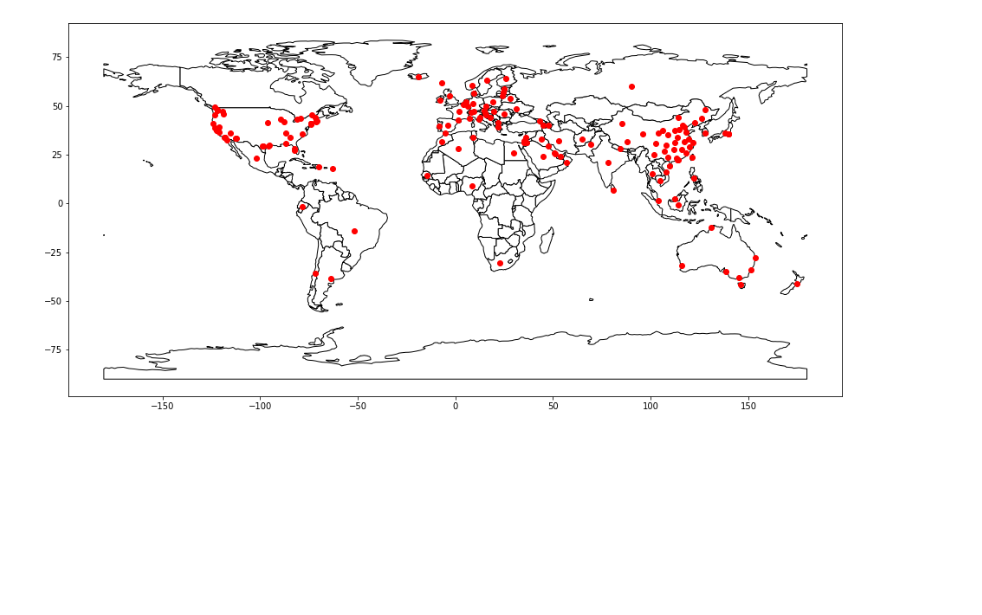
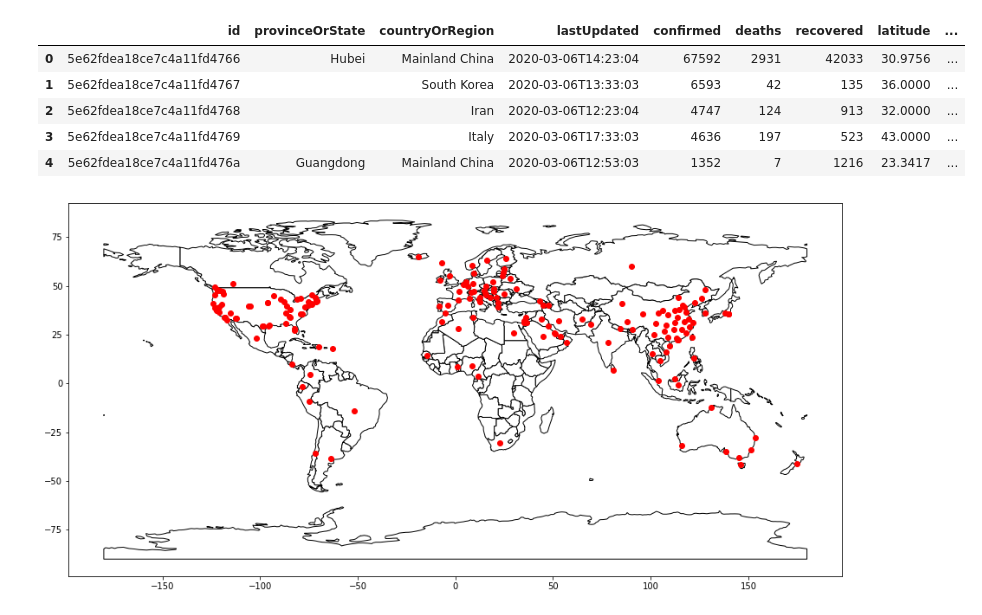
Before and after one commit to maoyuanli/covid19consume, a Jupyter notebook: covid19_api_consumer.ipynb, the cells around one changed output. Saved outputs shown, nothing was run; the diff lists cells and outputs as text; code cells hidden in the pictures; blank space fills up the shorter version.

Commit message:
abstracts ApiConsumer

```diff
--- a/covid19_api_consumer.ipynb
+++ b/covid19_api_consumer.ipynb
@@ -7,2 +3,3 @@ import matplotlib.pyplot as plt
 # %%
-test_url = 'http://localhost:8080/getallcase/'
+get_url = 'http://localhost:8080/getallcase/'
+post_url = 'http://localhost:8080/reportcase/'
@@ -26,11 +6,15 @@ world = gpd.read_file(gpd.datasets.get_path('naturalearth_lowres'))
-# %%
-# We restrict to South America.
-ax = world.plot(
-    color='white', edgecolor='black' ,figsize = (16,24))
-
-# We can now plot our ``GeoDataFrame``.
-gdf.plot(ax=ax, color='red', figsize=(12, 20))
-
-plt.show()
-# %% [output]
-[figure, removed]
+# %%
+consumer = ApiConsumer(get_url, post_url)
+# %%
+consumer.create_dataframe().head(5)
+# %% [output]
+|  | id | provinceOrState | countryOrRegion | lastUpdated | confirmed | deaths | recovered | latitude | ... |
+| 0 | 5e62fdea18ce7c4a11fd4766 | Hubei | Mainland China | 2020-03-06T14:23:04 | 67592 | 2931 | 42033 | 30.9756 | ... |
+| 1 | 5e62fdea18ce7c4a11fd4767 |  | South Korea | 2020-03-06T13:33:03 | 6593 | 42 | 135 | 36.0000 | ... |
+| 2 | 5e62fdea18ce7c4a11fd4768 |  | Iran | 2020-03-06T12:23:04 | 4747 | 124 | 913 | 32.0000 | ... |
+| 3 | 5e62fdea18ce7c4a11fd4769 |  | Italy | 2020-03-06T17:33:03 | 4636 | 197 | 523 | 43.0000 | ... |
+| 4 | 5e62fdea18ce7c4a11fd476a | Guangdong | Mainland China | 2020-03-06T12:53:03 | 1352 | 7 | 1216 | 23.3417 | ... |
+# %%
+consumer.visualize()
+# %% [output]
+[figure, added]
```
Also changed, not shown: parts of 10 cells of this notebook, 2 other files.
